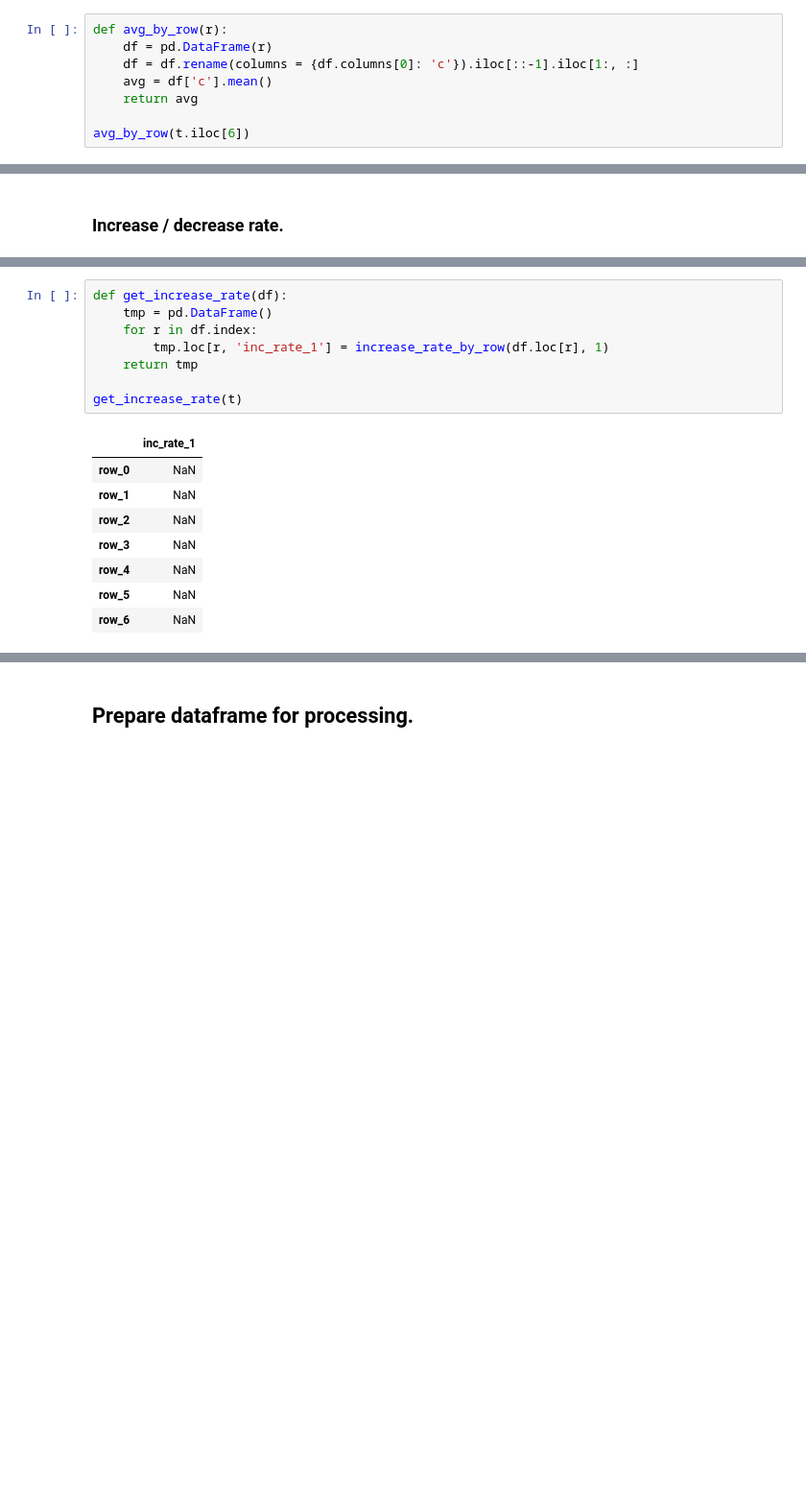
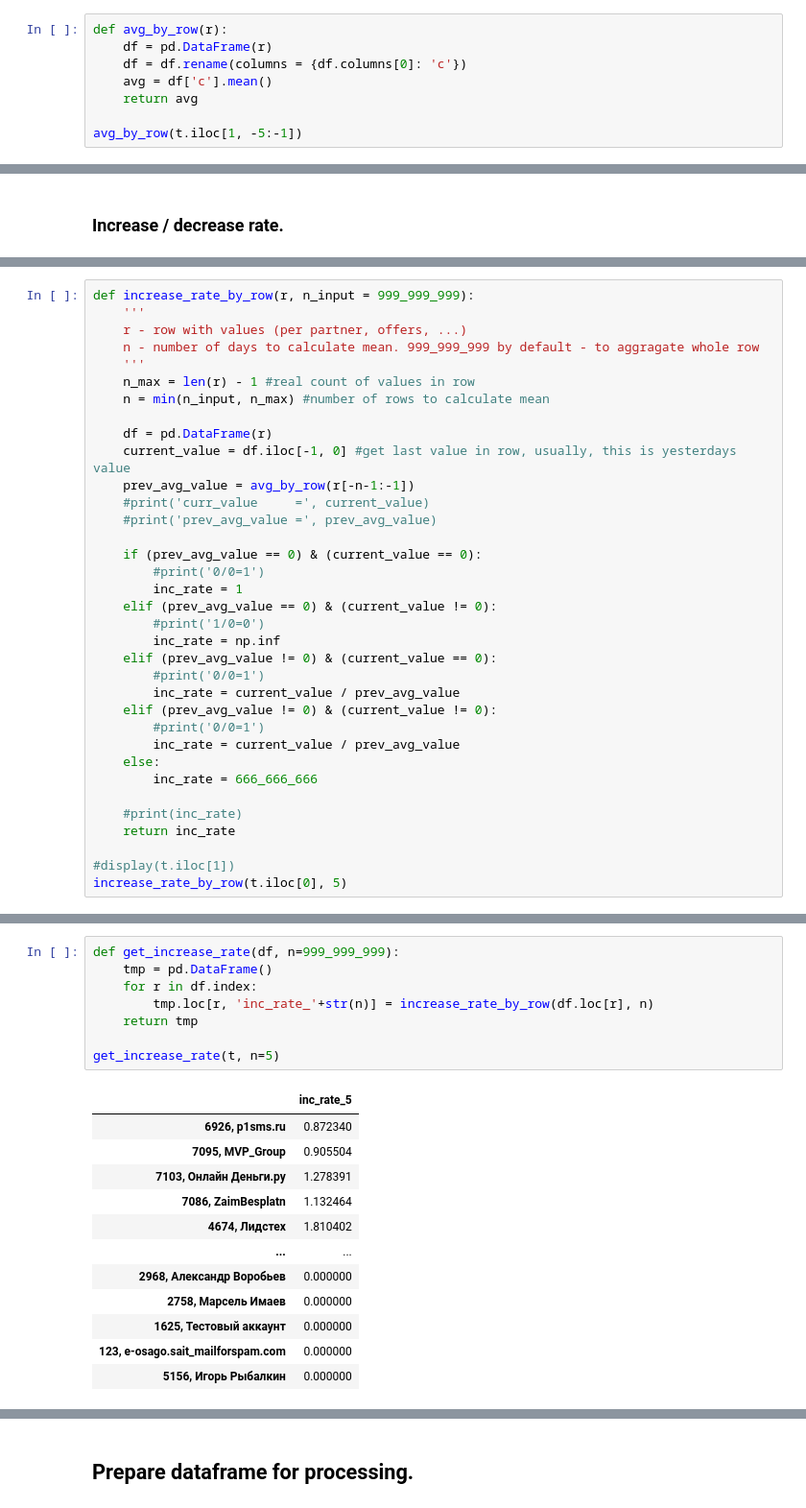
Before and after one commit to antisingle/s-alerts, a Jupyter notebook: alerts.ipynb, the cells around one changed output, grey strips where cells are left out. Shown at 96% size. Saved outputs shown, nothing was run; the diff lists cells and outputs as text; blank space fills up the shorter version.

```diff
--- a/alerts.ipynb
+++ b/alerts.ipynb
@@ -153,9 +190,9 @@ get_days_buying_before_yesterday_by_row(t)
 # %%
 def avg_by_row(r):
     df = pd.DataFrame(r)
-    df = df.rename(columns = {df.columns[0]: 'c'}).iloc[::-1].iloc[1:, :]
+    df = df.rename(columns = {df.columns[0]: 'c'})
     avg = df['c'].mean()
     return avg
 
-avg_by_row(t.iloc[6])
+avg_by_row(t.iloc[1, -5:-1])
 # %% [output]
@@ -305,0 +343,35 @@ t
+# %%
+def increase_rate_by_row(r, n_input = 999_999_999):
+    '''
+    r - row with values (per partner, offers, ...)
+    n - number of days to calculate mean. 999_999_999 by default - to aggragate whole row
+    '''
+    n_max = len(r) - 1 #real count of values in row
+    n = min(n_input, n_max) #number of rows to calculate mean
+
+    df = pd.DataFrame(r)
+    current_value = df.iloc[-1, 0] #get last value in row, usually, this is yesterdays value
+    prev_avg_value = avg_by_row(r[-n-1:-1])
+    #print('curr_value     =', current_value)
+    #print('prev_avg_value =', prev_avg_value)
+
+    if (prev_avg_value == 0) & (current_value == 0):
+        #print('0/0=1')
+        inc_rate = 1
+    elif (prev_avg_value == 0) & (current_value != 0):
+        #print('1/0=0')
+        inc_rate = np.inf
+    elif (prev_avg_value != 0) & (current_value == 0):
+        #print('0/0=1')
+        inc_rate = current_value / prev_avg_value
+    elif (prev_avg_value != 0) & (current_value != 0):
+        #print('0/0=1')
+        inc_rate = current_value / prev_avg_value
+    else:
+        inc_rate = 666_666_666
+
+    #print(inc_rate)
+    return inc_rate
+
+#display(t.iloc[1])
+increase_rate_by_row(t.iloc[0], 5)
@@ -306,17 +380,21 @@ t
 # %%
-def get_increase_rate(df):
+def get_increase_rate(df, n=999_999_999):
     tmp = pd.DataFrame()
     for r in df.index:
-        tmp.loc[r, 'inc_rate_1'] = increase_rate_by_row(df.loc[r], 1)
+        tmp.loc[r, 'inc_rate_'+str(n)] = increase_rate_by_row(df.loc[r], n)
     return tmp
 
-get_increase_rate(t)
+get_increase_rate(t, n=5)
 # %% [output]
-|  | inc_rate_1 |
-| row_0 | NaN |
-| row_1 | NaN |
-| row_2 | NaN |
-| row_3 | NaN |
-| row_4 | NaN |
-| row_5 | NaN |
-| row_6 | NaN |
+|  | inc_rate_5 |
+| 6926, p1sms.ru | 0.872340 |
+| 7095, MVP_Group | 0.905504 |
+| 7103, Онлайн Деньги.ру | 1.278391 |
+| 7086, ZaimBesplatn | 1.132464 |
+| 4674, Лидстех | 1.810402 |
+| ... | ... |
+| 2968, Александр Воробьев | 0.000000 |
+| 2758, Марсель Имаев | 0.000000 |
+| 1625, Тестовый аккаунт | 0.000000 |
+| 123, e-osago.sait_mailforspam.com | 0.000000 |
+| 5156, Игорь Рыбалкин | 0.000000 |
```
Also changed, not shown: parts of 27 cells of this notebook, 1 other file.
